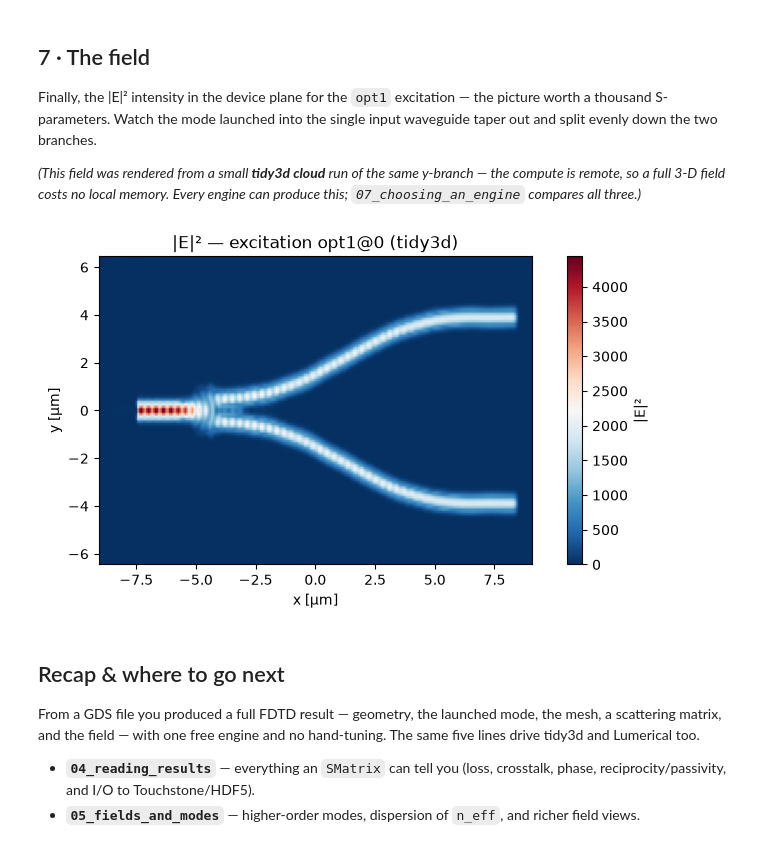
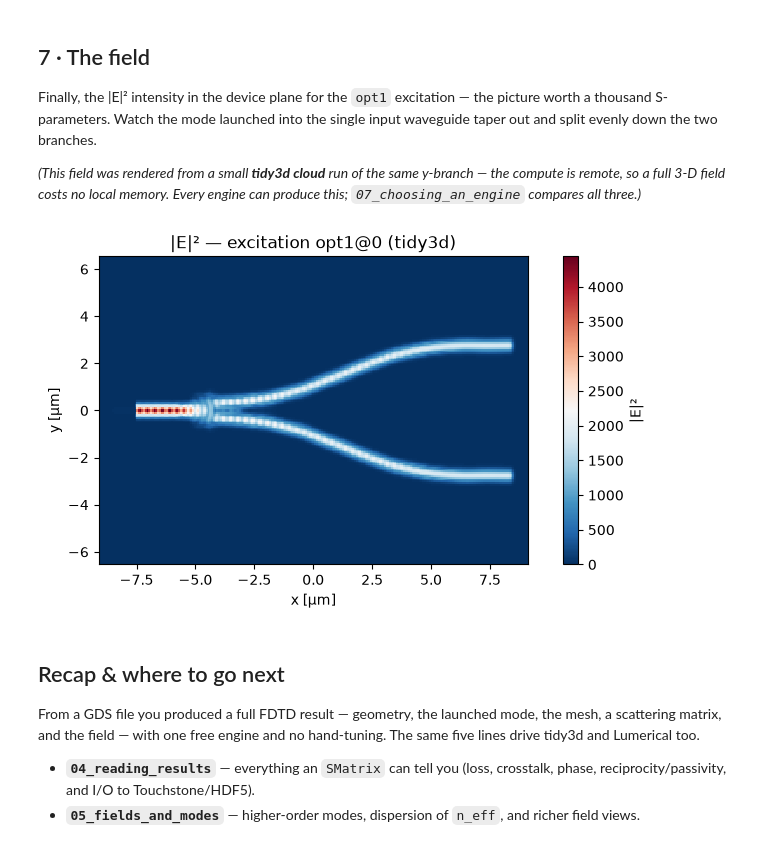
Before and after one commit to SiEPIC/gds_fdtd, a Jupyter notebook: examples/03_first_simulation/03_first_simulation.ipynb, the cells around one changed output. Saved outputs shown, nothing was run; the diff lists cells and outputs as text; code cells hidden in the pictures.

```diff
--- a/examples/03_first_simulation/03_first_simulation.ipynb
+++ b/examples/03_first_simulation/03_first_simulation.ipynb
@@ -194,18 +198,19 @@ Every engine can produce this; `07_choosing_an_engine` compares all three.)*
 # %%
 fld = np.load(HERE / "recorded" / "ybranch_tidy3d_field.npz")
 mag2 = fld["mag2"]  # (nx, ny) |E|² at band center, opt1 excitation
 fig, ax = plt.subplots(figsize=(9, 4))
-im = ax.imshow(
-    mag2.T, origin="lower", cmap="RdBu_r", aspect="equal",
-    extent=(float(fld["x0"]), float(fld["x1"]), float(fld["y0"]), float(fld["y1"])),
-)
+# tidy3d's adaptive mesh is NON-uniform, so draw the field on its true grid
+# coordinates (pcolormesh) — an imshow with a uniform extent would stretch the
+# finely-meshed waveguide core and misrepresent its width.
+im = ax.pcolormesh(fld["x"], fld["y"], mag2.T, shading="nearest", cmap="RdBu_r")
+ax.set_aspect("equal")
 fig.colorbar(im, ax=ax, label="|E|²")
 ax.set_xlabel("x [µm]")
 ax.set_ylabel("y [µm]")
 ax.set_title(f"|E|² — excitation {str(fld['source'])} (tidy3d)")
 plt.show()
 # %% [output]
-[figure, old version]
+[figure, new version]
 # %% [markdown]
 ## Recap & where to go next
 
```
Also changed, not shown: parts of 3 cells of this notebook, 7 other files.
